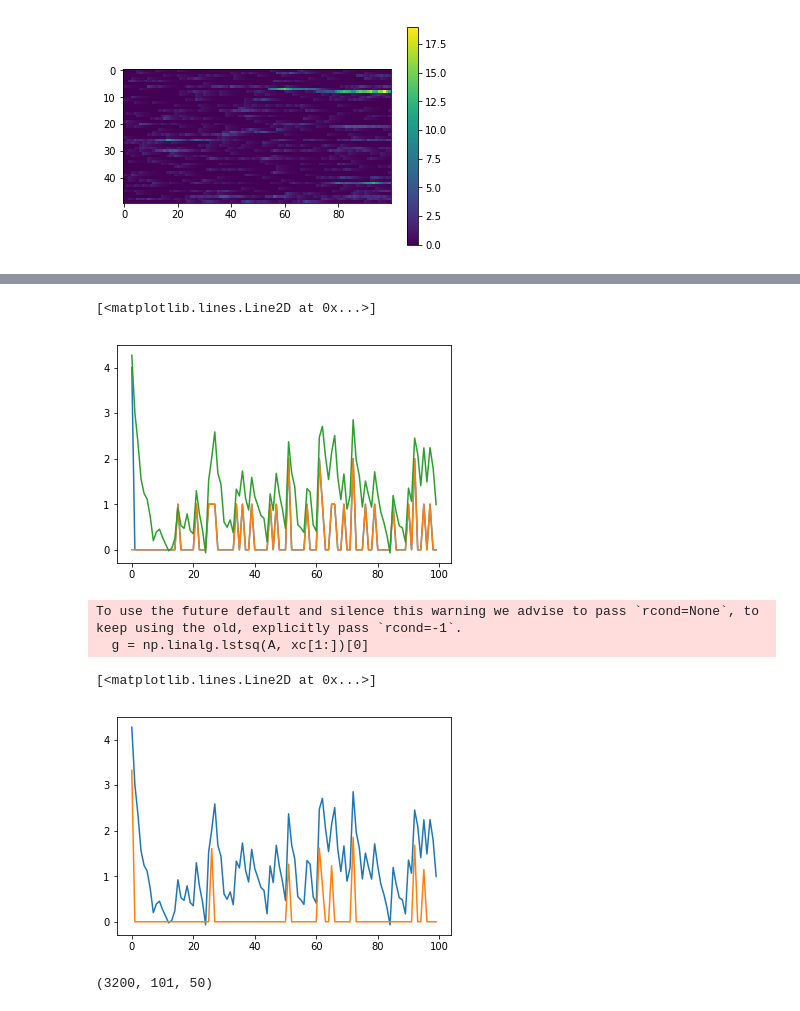
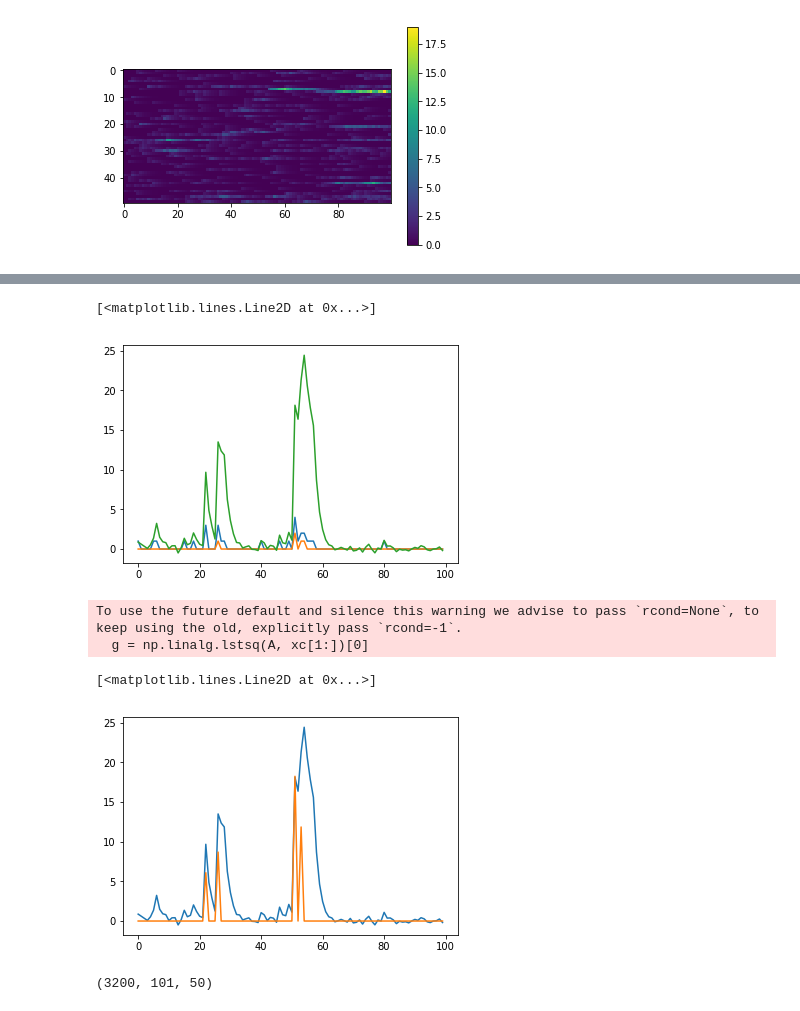
Before and after one commit to lyprince/hierarchical_lfads, a Jupyter notebook: synthetic_data.ipynb, the cells around one changed output, grey strips where cells are left out. Cells and saved outputs as stored; diff of their text form; code cells hidden in the pictures.

```diff
--- a/synthetic_data.ipynb
+++ b/synthetic_data.ipynb
@@ -193,7 +245,7 @@ plt.colorbar()
 # %%
 from utils import read_data
 # %%
-data_dict = read_data('./synth_data/chaotic-rnn_12345_ok_t0.3_s1.0')
+data_dict = read_data('./synth_data/lorenz_1000_mlspike_ou_t0.3_s4.0')
 # %%
 F = data_dict['train_fluor']
 C = data_dict['train_calcium']
@@ -214,10 +279,10 @@ tau = dt * C[:, :-1] / (C[:, :-1] - C[:, 1:])
 # %%
-plt.plot(S[2143, :, 0])
-plt.plot(oS[2143, :, 0])
-plt.plot(F[2143, :, 0])
+plt.plot(S[0, :, 0])
+plt.plot(oS[0, :, 0])
+plt.plot(F[0, :, 0])
 # %% [output]
 [<matplotlib.lines.Line2D at 0x...>]
-[figure, old version]
+[figure, new version]
 # %%
 import oasis
 # %%
@@ -228,11 +293,11 @@ s = s[1:]
 To use the future default and silence this warning we advise to pass `rcond=None`, to keep using the old, explicitly pass `rcond=-1`.
   g = np.linalg.lstsq(A, xc[1:])[0]
 # %%
-plt.plot(F[2143, :, 0])
+plt.plot(F[0, :, 0])
 plt.plot(s)
 # %% [output]
 [<matplotlib.lines.Line2D at 0x...>]
-[figure, old version]
+[figure, new version]
 # %%
 np.hstack((np.zeros((F.shape[0], 1, F.shape[2])), F)).shape
 # %% [output]
```
Also changed, not shown: parts of 28 cells of this notebook, 11 other files.
